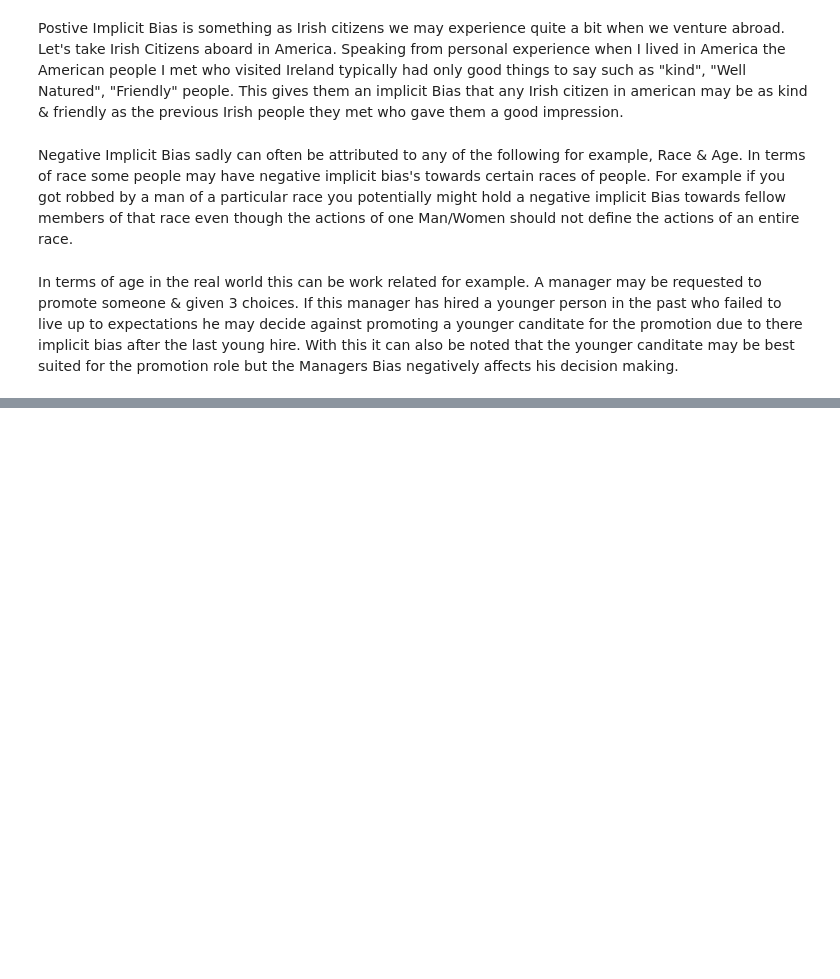
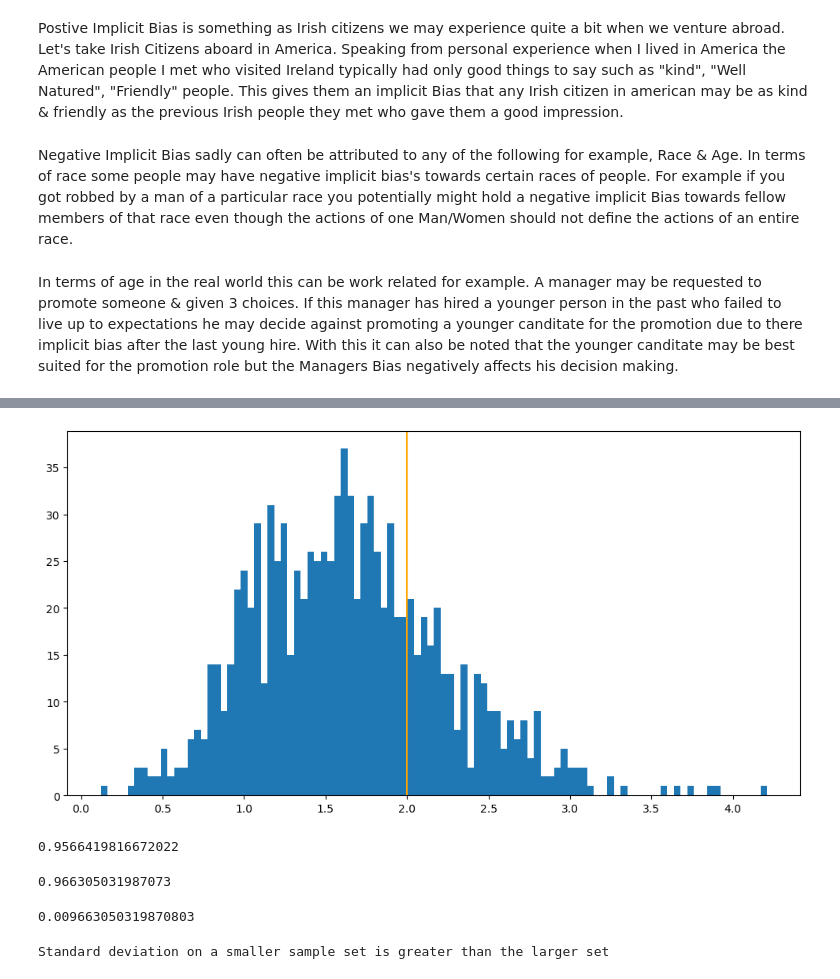
Before and after one commit to RyanMch97/FDA-Assement, a Jupyter notebook: FDA-Topic3.ipynb, the cells around one changed output, grey strips where cells are left out. Drawn from its saved outputs; the diff is of its cells as text; code cells hidden in the pictures; blank space fills up the shorter version.

```diff
--- a/FDA-Topic3.ipynb
+++ b/FDA-Topic3.ipynb
@@ -64,0 +171,4 @@ With this it can also be noted that the younger canditate may be best suited for
+# %%
+# Create 1000 samples of size 5 - standard deviation is 2.0.
+ysamples = np.random.normal(0.0, 2.0, (1000, 5))
+ysamples
@@ -64,0 +183,4 @@ With this it can also be noted that the younger canditate may be best suited for
+# %%
+# Calculate standard deviation without correction.
+stdevs = ysamples.std(axis=1)
+stdevs
@@ -64,0 +205,35 @@ With this it can also be noted that the younger canditate may be best suited for
+# %%
+# View a histogram - hopefully we can see the estimate is too small.
+fig, ax = plt.subplots(figsize=(12, 6))
+
+# Plot histogram.
+plt.hist(stdevs, bins=100)
+
+# Draw a vertical line where the actual standard deviation is.
+plt.axvline(x=2.0, color='orange');
+# %% [output]
+[figure, added]
+# %%
+# Correction
+# Uncorrected variance.
+yUncorrectedVariance = np.mean(np.square(y - np.mean(y)))
+yUncorrectedVariance
+# %% [output]
+0.9566419816672022
+# %%
+# Corrected variance.
+YcorrectedVariance  = np.mean(np.square(y - np.mean(y))) * (len(y) / (len(y) - 1.0))
+YcorrectedVariance
+# %% [output]
+0.966305031987073
+# %%
+## Differnce in Standards deviation calculaion for Smaller Sample size
+StandardDeviationSmall = YcorrectedVariance - yUncorrectedVariance
+StandardDeviationSmall
+# %% [output]
+0.009663050319870803
+# %%
+if StandardDeviationSmall > StandardDeviationLargeDifference:
+  print("Standard deviation on a smaller sample set is greater than the larger set")
+# %% [output]
+Standard deviation on a smaller sample set is greater than the larger set
```
Also changed, not shown: parts of 14 cells of this notebook.
